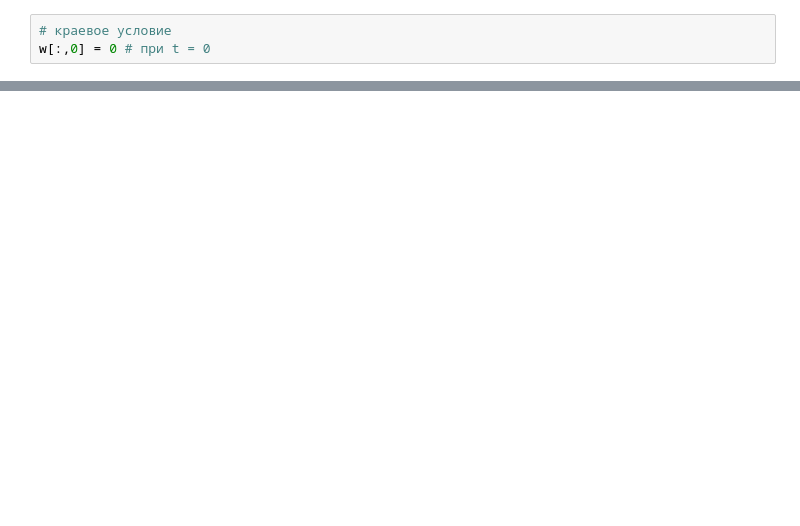
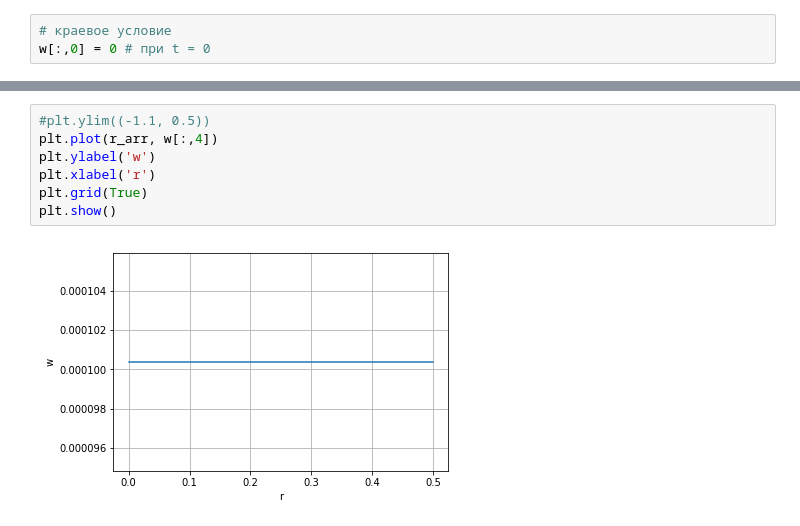
Before and after one commit to LinarKulinar/Numerical-Methods-in-Equations-of-Mathematical-Physics, a Jupyter notebook: my_implicit_(неявная).ipynb, the cells around one changed output, grey strips where cells are left out. Cells and saved outputs as stored; diff of their text form; blank space fills up the shorter version.

```diff
--- a/my_implicit_(неявная).ipynb
+++ b/my_implicit_(неявная).ipynb
@@ -45,0 +98,9 @@ def c(i):
+# %%
+#plt.ylim((-1.1, 0.5))
+plt.plot(r_arr, w[:,4])
+plt.ylabel('w')
+plt.xlabel('r')
+plt.grid(True)
+plt.show()
+# %% [output]
+[figure, added]
```
Also changed, not shown: parts of 15 cells of this notebook.
